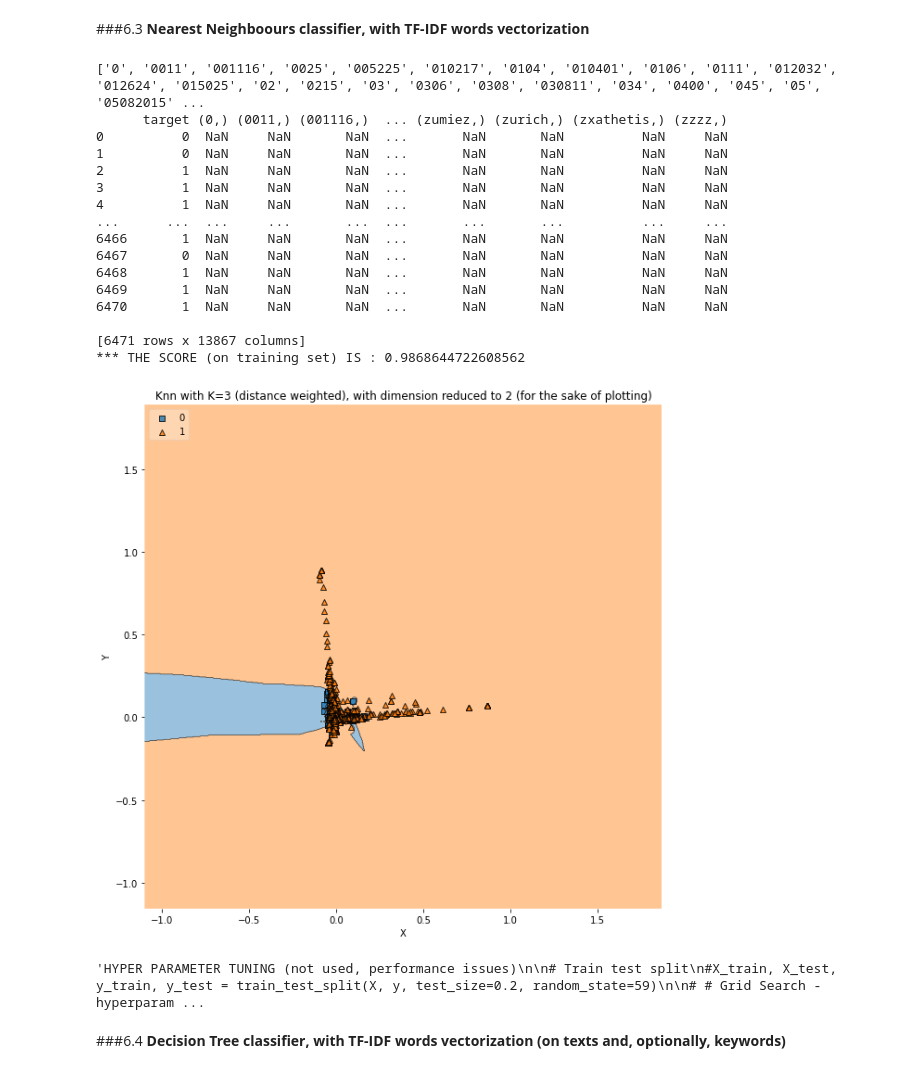
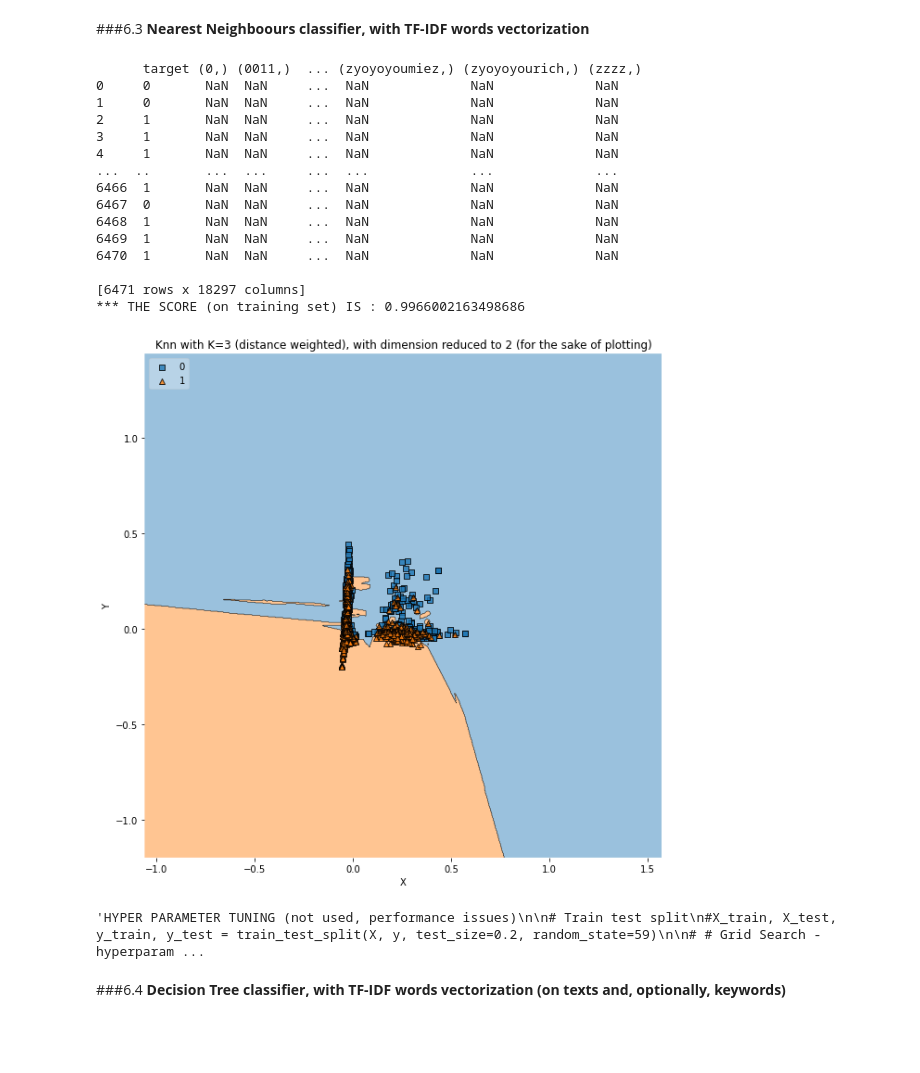
Before and after one commit to KVVisDon/Data-Mining-Project, a Jupyter notebook: code/Team_Microsoft.ipynb, the cells around one changed output. Cells and saved outputs as stored; diff of their text form; code cells hidden in the pictures; blank space fills up the shorter version.

```diff
--- a/code/Team_Microsoft.ipynb
+++ b/code/Team_Microsoft.ipynb
@@ -1101,6 +1082,8 @@ Test Score: 0.7622
 ###6.3 **Nearest Neighboours classifier, with TF-IDF words vectorization**
 # %%
 # < k-NEAREST-NEIGHBOURG/S >, for texts
+
+X = df['text']
 
 # Copy of dataframe
 
@@ -1112,9 +1095,9 @@ df_knn = df_knn.drop(['id','keyword','location'], axis=1)
 
 tfidf = TfidfVectorizer(sublinear_tf=True, norm='l2', encoding='latin-1',
                         ngram_range=(1, 1), tokenizer=spacy_token)
+
 matrix = tfidf.fit_transform(df_knn['text']).todense()
 columns = tfidf.get_feature_names()
-print(columns)
 target = df_knn['target']
 df_knn = pd.concat([target, pd.DataFrame(X,columns = [columns])], axis=1)
 
@@ -1144,49 +1127,48 @@ y = y.to_numpy()
 plot_decision_regions(X_train, y, clf=model, legend=2)
 
 # Adding axes annotations
 plt.xlabel('X')
 plt.ylabel('Y')
 plt.title('Knn with K='+ str(3)+' (distance weighted), with dimension reduced to 2 (for the sake of plotting)')
 plt.show()
 
 """HYPER PARAMETER TUNING (not used, performance issues)
 
 # Train test split
 #X_train, X_test, y_train, y_test = train_test_split(X, y, test_size=0.2, random_state=59)
 
 # # Grid Search - hyperparameters tuning
 grid = {'n_neighbors':np.arange(1,100),
         'p':np.arange(1,3),
         'weights':['uniform','distance']
        }
 
 # Define and fit model
 knn = KNeighborsClassifier()
 knn_cv = GridSearchCV(knn, grid, cv=10)
 knn_cv.fit(X_train_norm, y_train)
 
 # Print results
 print("Hyperparameters:", knn_cv.best_params_)
 print("Train Score:", round(knn_cv.best_score_, 4))
 print("Test Score:", round(knn_cv.score(X_test_norm, y_test), 4))"""
 # %% [output]
-['0', '0011', '001116', '0025', '005225', '010217', '0104', '010401', '0106', '0111', '012032', '012624', '015025', '02', '0215', '03', '0306', '0308', '030811', '034', '0400', '045', '05', '05082015' ...
-      target (0,) (0011,) (001116,)  ... (zumiez,) (zurich,) (zxathetis,) (zzzz,)
-0          0  NaN     NaN       NaN  ...       NaN       NaN          NaN     NaN
-1          0  NaN     NaN       NaN  ...       NaN       NaN          NaN     NaN
-2          1  NaN     NaN       NaN  ...       NaN       NaN          NaN     NaN
-3          1  NaN     NaN       NaN  ...       NaN       NaN          NaN     NaN
-4          1  NaN     NaN       NaN  ...       NaN       NaN          NaN     NaN
-...      ...  ...     ...       ...  ...       ...       ...          ...     ...
-6466       1  NaN     NaN       NaN  ...       NaN       NaN          NaN     NaN
-6467       0  NaN     NaN       NaN  ...       NaN       NaN          NaN     NaN
-6468       1  NaN     NaN       NaN  ...       NaN       NaN          NaN     NaN
-6469       1  NaN     NaN       NaN  ...       NaN       NaN          NaN     NaN
-6470       1  NaN     NaN       NaN  ...       NaN       NaN          NaN     NaN
+      target (0,) (0011,)  ... (zyoyoyoumiez,) (zyoyoyourich,) (zzzz,)
+0     0       NaN  NaN     ...  NaN             NaN             NaN
+1     0       NaN  NaN     ...  NaN             NaN             NaN
+2     1       NaN  NaN     ...  NaN             NaN             NaN
+3     1       NaN  NaN     ...  NaN             NaN             NaN
+4     1       NaN  NaN     ...  NaN             NaN             NaN
+...  ..       ...  ...     ...  ...             ...             ...
+6466  1       NaN  NaN     ...  NaN             NaN             NaN
+6467  0       NaN  NaN     ...  NaN             NaN             NaN
+6468  1       NaN  NaN     ...  NaN             NaN             NaN
+6469  1       NaN  NaN     ...  NaN             NaN             NaN
+6470  1       NaN  NaN     ...  NaN             NaN             NaN
 
-[6471 rows x 13867 columns]
-*** THE SCORE (on training set) IS : 0.9868644722608562
+[6471 rows x 18297 columns]
+*** THE SCORE (on training set) IS : 0.9966002163498686
-[figure, old version]
+[figure, new version]
 'HYPER PARAMETER TUNING (not used, performance issues)\n\n# Train test split\n#X_train, X_test, y_train, y_test = train_test_split(X, y, test_size=0.2, random_state=59)\n\n# # Grid Search - hyperparam ...
 # %% [markdown]
 ###6.4 **Decision Tree classifier, with TF-IDF words vectorization (on texts and, optionally, keywords)**
```
Also changed, not shown: parts of 3 cells of this notebook, 1 other file.
